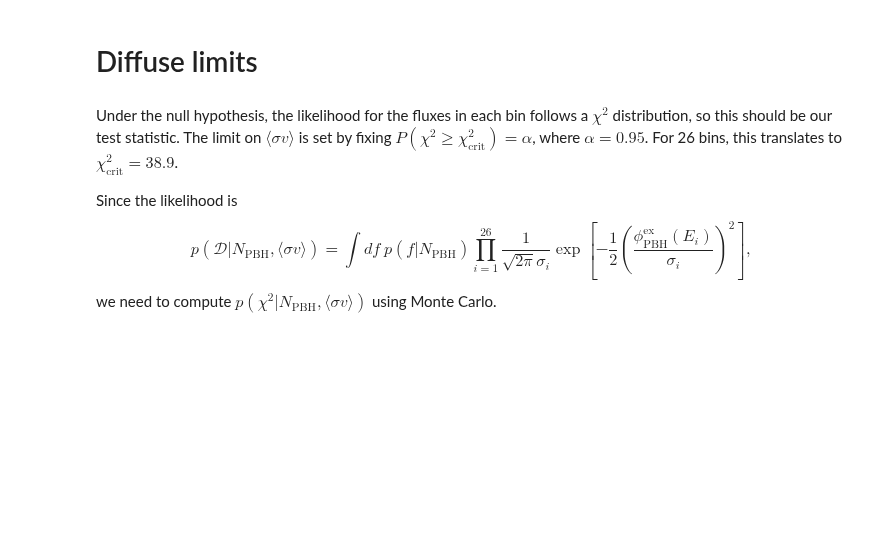
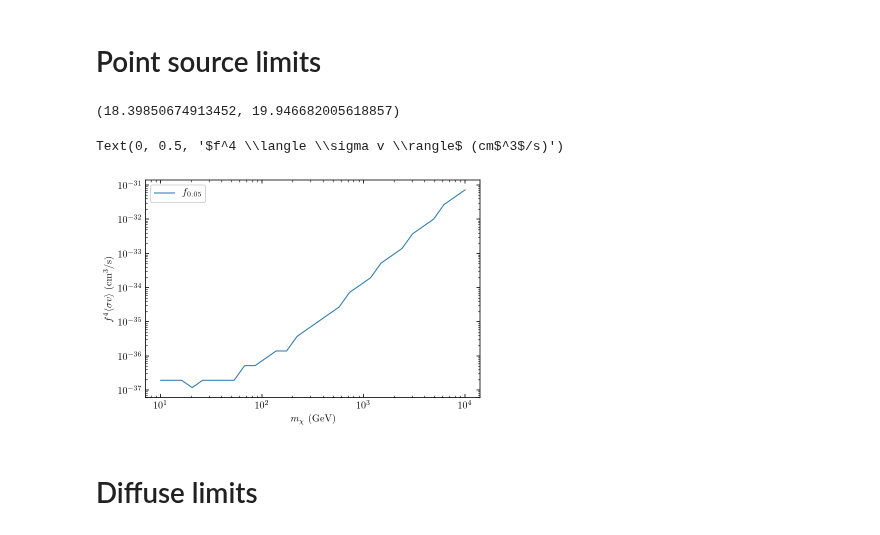
Before and after one commit to adam-coogan/pbhs_vs_wimps, a Jupyter notebook: frequentist_limits.ipynb, the cells around one changed output. Cells and saved outputs as stored; diff of their text form; code cells hidden in the pictures; blank space fills up the shorter version.

Commit message:
correctly compute frequentist limits

```diff
--- a/frequentist_limits.ipynb
+++ b/frequentist_limits.ipynb
@@ -13,15 +18,48 @@ colors = [c["color"] for c in plt.rcParams['axes.prop_cycle']]
 m_pbh = 0.5
 n_pbh = 1
 n_u = 19
-merger_rate_prior = 'LF'
-lambda_prior = 'LF'
+# %% [markdown]
+# Point source limits
+# %%
+alpha = 0.95
+0.5 * chi2.ppf(alpha / 2, 2*n_u_0), 0.5 * chi2.ppf(1 - alpha / 2, 2*n_u_0 + 2)
+# %% [output]
+(18.39850674913452, 19.946682005618857)
+# %%
+@np.vectorize
+def point_source_limit(m_dm, m_pbh, n_pbh, merger_rate_prior="LF", alpha=0.95, f_percentile=0.05):
+    # Get f value corresponding to percentile
+    p_f = Distribution_f(m_pbh, n_pbh, merger_rate_prior)
+    f = p_f.inverse_cdf(f_percentile)
+
+    p_n_gamma = Distribution_N_gamma(m_pbh)
+    p_value = 1 - alpha
+
+    @np.vectorize
+    def func(log10_sv):
+        # Compute Pr(N_gamma >= 19) = 1 - Pr(N_gamma < 19)
+        cdf = 1 - p_n_gamma(np.arange(0, n_u_0), 10**log10_sv, f, m_dm).sum()
+        return (cdf - p_value)**2
+
+    # Find good bracketing interval
+    log10_svs = np.linspace(-44, -23, 100)
+    idx_a, idx_b = np.where(func(log10_svs) / p_value**2 < 0.9999)[0][[0, -1]]
+
+    res = minimize(func, x0=np.mean(log10_svs[[idx_a, idx_b]]),
+                   bounds=[[log10_svs[idx_a], log10_svs[idx_b]]])
+    assert res.success
+    return 10**res.x[0]
+# %%
+m_dms = np.logspace(1, 4, 30)
+sv_lims_ps = point_source_limit(m_dms, m_pbh, n_pbh)
+# %%
+plt.loglog(m_dms, sv_lims_ps, label=r"$f_{0.05}$")
+
+plt.legend()
+plt.xlabel(r"$m_\chi$ (GeV)")
+plt.ylabel(r"$f^4 \langle \sigma v \rangle$ (cm$^3$/s)")
+# %% [output]
+Text(0, 0.5, '$f^4 \\langle \\sigma v \\rangle$ (cm$^3$/s)')
+[figure, added]
 # %% [markdown]
 # Diffuse limits
-# %% [markdown]
-Under the null hypothesis, the likelihood for the fluxes in each bin follows a $\chi^2$ distribution, so this should be our test statistic. The limit on $\langle \sigma v \rangle$ is set by fixing $P(\chi^2 \geq \chi^2_{\mathrm{crit}}) = \alpha$, where $\alpha = 0.95$. For 26 bins, this translates to $\chi^2_{\mathrm{crit}} = 38.9$.
-
-Since the likelihood is
-$$
-p(\mathcal{D} | N_{\mathrm{PBH}}, \langle \sigma v \rangle) = \int df\ p(f | N_{\mathrm{PBH}}) \prod_{i=1}^{26} \frac{1}{\sqrt{2\pi} \sigma_i} \exp\left[ -\frac{1}{2} \left( \frac{\phi_{\mathrm{PBH}}^{\mathrm{ex}}(E_i)}{\sigma_i} \right)^2 \right],
-$$
-we need to compute $p(\chi^2 | N_{\mathrm{PBH}}, \langle \sigma v \rangle)$ using Monte Carlo.
```
Also changed, not shown: parts of 22 cells of this notebook, 4 other files.
